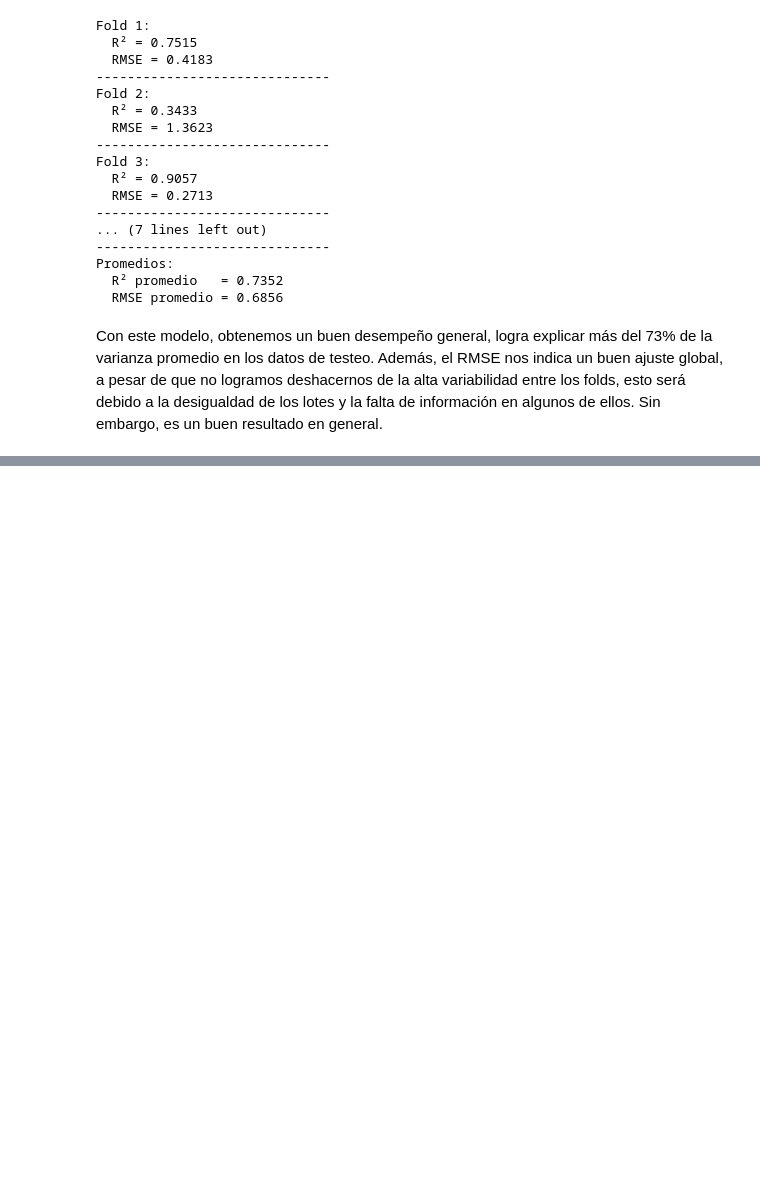
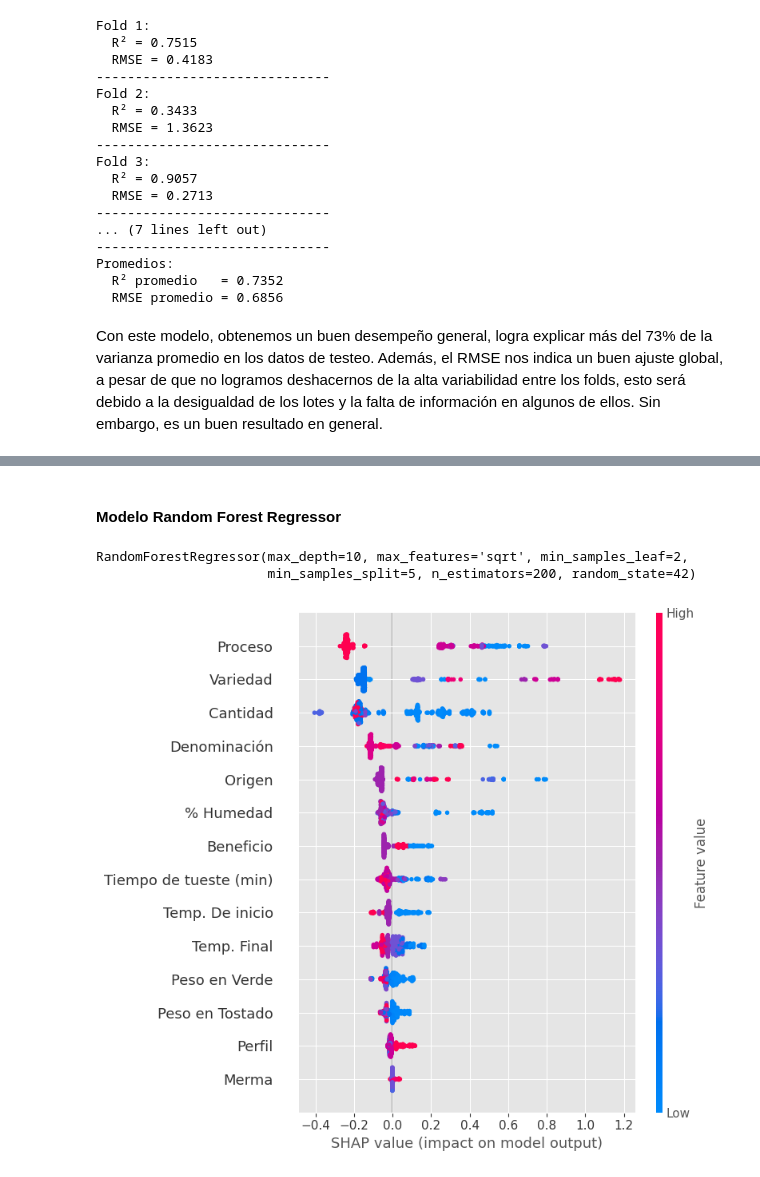
Before and after one commit to leodavid0109/Aprendizaje_Automatico, a Jupyter notebook: Tarea Café/Proyecto Café.ipynb, the cells around one changed output, grey strips where cells are left out. Drawn from its saved outputs; the diff is of its cells as text; code cells hidden in the pictures; blank space fills up the shorter version.

Commit message:
Finishing Models

```diff
--- a/Tarea Café/Proyecto Café.ipynb
+++ b/Tarea Café/Proyecto Café.ipynb
@@ -814,17 +814,3 @@ R² promedio: 0.2730
 RMSE promedio: 1.1204
 # %% [markdown]
 Como podemos ver, los resultados con el modelo de regresión lineal son bastante regulares. En principio, hay una variabilidad significativa entre los folds, algunos permitiendonos una buena predicción del Puntaje de Taza, mientras que otros no. Esto puede ser debido a que el modelo de regresión lineal es un modelo simple y no es capaz de capturar relaciones no lineales entre las variables de entrada y la variable objetivo. Continuemos con el siguiente modelo.
-# %%
-# Modelo final
-modelo_regresion_lineal_final = LinearRegression()
-# Entrenamos el modelo con todo el conjunto de datos
-modelo_regresion_lineal_final.fit(X_filtrado, Y_filtrado)
-
-# Crear el explicador de SHAP
-explainer = shap.Explainer(modelo_regresion_lineal_final, X_filtrado)
-# Calcular los valores SHAP para el conjunto de prueba
-shap_values = explainer(X_filtrado)
-
-# Gráfico de resumen (importancia de características)
-# Resumen general de contribuciones
-shap.plots.beeswarm(shap_values, max_display=15)
@@ -929,7 +896,7 @@ param_grid = {
 }
 
 # Configurar GridSearchCV
-grid_search = GridSearchCV(
+grid_search_rf = GridSearchCV(
     estimator=rf_base,
     param_grid=param_grid,
     cv=gkf.split(X_filtrado, Y_filtrado, grupos_filtrado),
@@ -942,12 +909,12 @@ grid_search = GridSearchCV(
 )
 
 # Ejecutar búsqueda
-grid_search.fit(X_filtrado, Y_filtrado)
+grid_search_rf.fit(X_filtrado, Y_filtrado)
 
 # Mostrar mejor configuración y resultados
 print("Mejores hiperparámetros encontrados:")
-print(grid_search.best_params_)
-print(f"Mejor R² en validación cruzada: {grid_search.best_score_:.4f}")
+print(grid_search_rf.best_params_)
+print(f"Mejor R² en validación cruzada: {grid_search_rf.best_score_:.4f}")
 # %% [output]
 Fitting 5 folds for each of 48 candidates, totalling 240 fits
 Mejores hiperparámetros encontrados:
@@ -1161,0 +1133,19 @@ Con este modelo, obtenemos un buen desempeño general, logra explicar más del 7
+# %% [markdown]
+#### Modelo Random Forest Regressor
+# %%
+# Usa los mejores hiperparámetros encontrados por GridSearchCV
+mejores_params = grid_search_rf.best_params_
+modelo_final_random_forest = RandomForestRegressor(**mejores_params, random_state=42)
+
+# Entrenar el modelo con los mejores hiperparámetros
+modelo_final_random_forest.fit(X_filtrado, Y_filtrado)
+# %% [output]
+RandomForestRegressor(max_depth=10, max_features='sqrt', min_samples_leaf=2,
+                      min_samples_split=5, n_estimators=200, random_state=42)
+# %%
+explainer_rf = shap.Explainer(modelo_final_random_forest, X_filtrado)
+shap_values_rf = explainer_rf(X_filtrado)
+# %%
+shap.summary_plot(shap_values_rf, X_filtrado)
+# %% [output]
+[figure, added]
```
Also changed, not shown: parts of 24 cells of this notebook.
